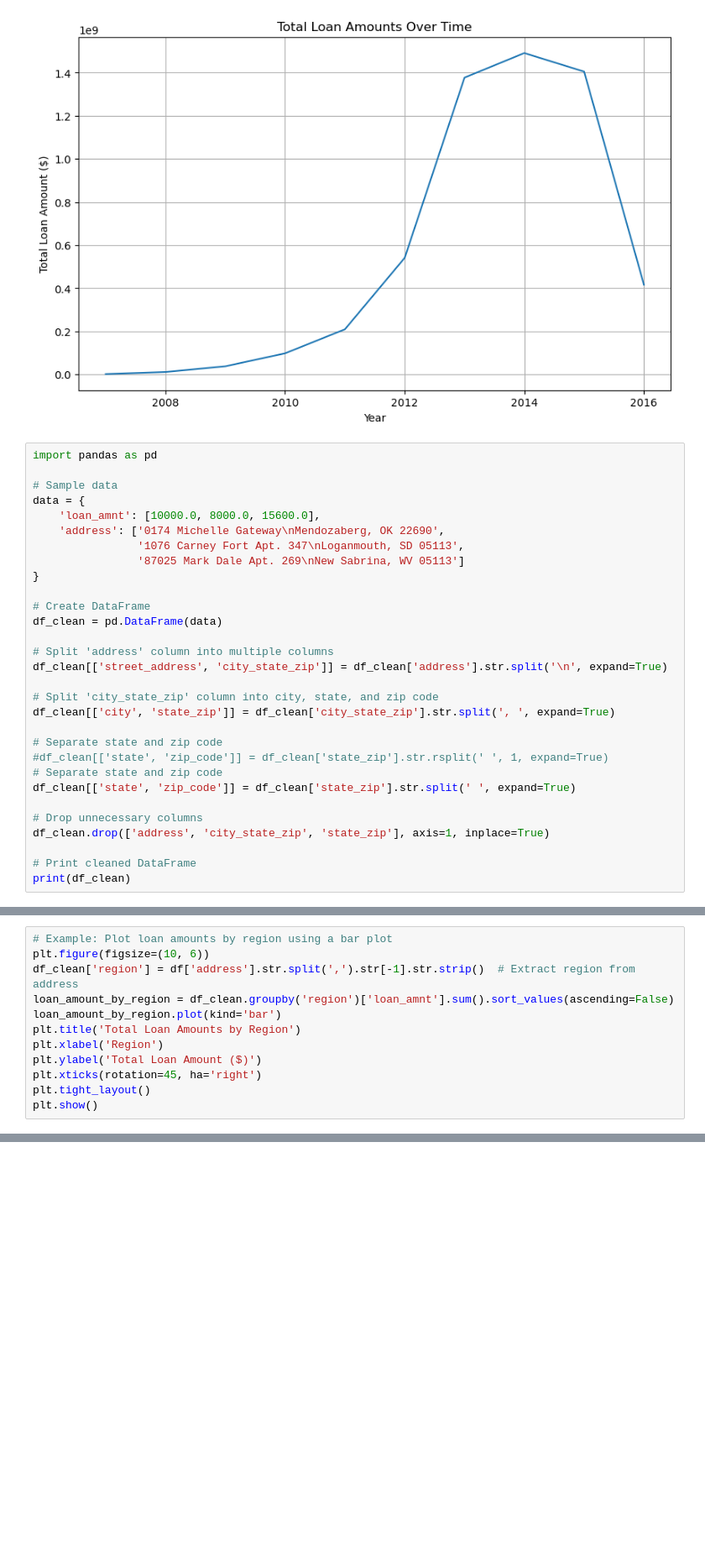
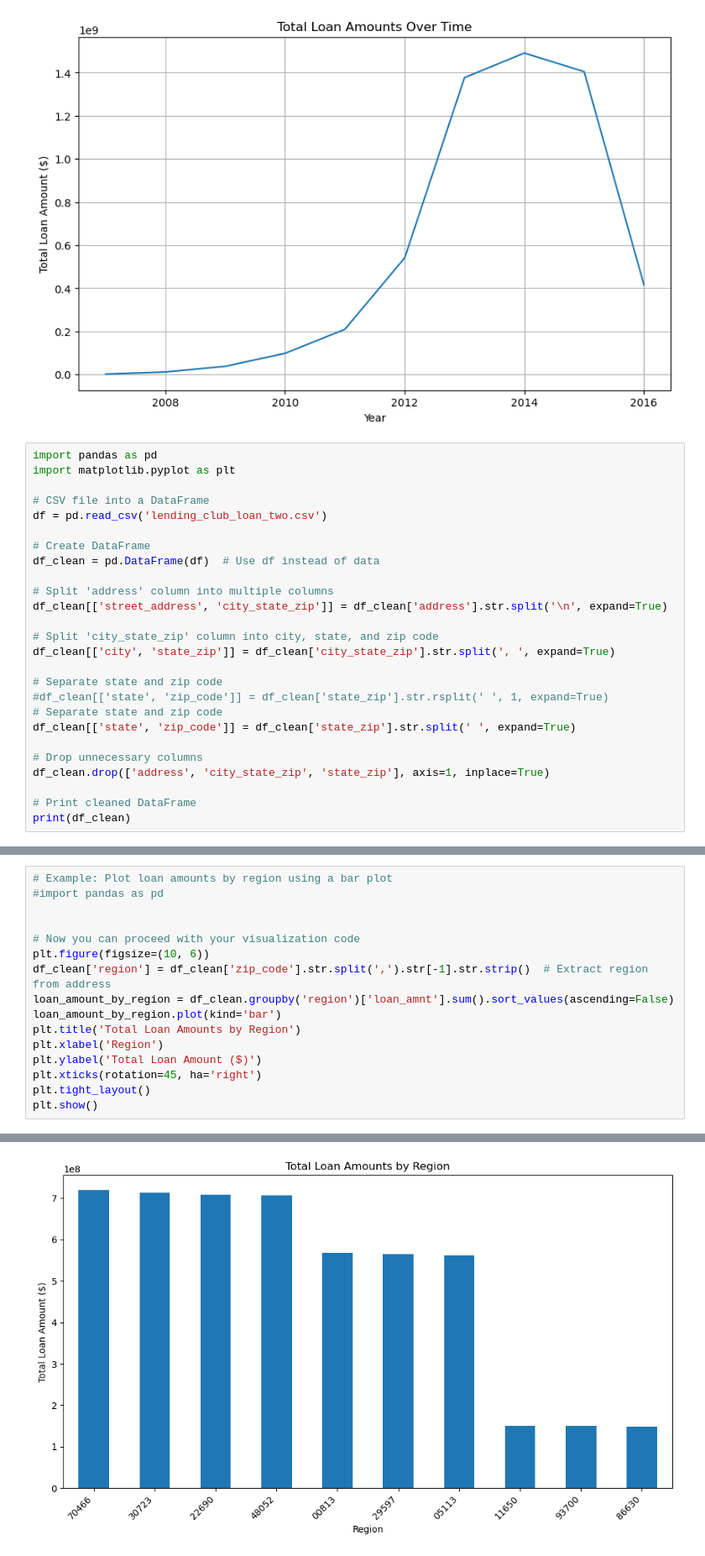
Before and after one commit to SaadNasir92/Group_project_1_SMU, a Jupyter notebook: project_ly.ipynb, the cells around one changed output, grey strips where cells are left out. Shown at 84% size. Cells and saved outputs as stored; diff of their text form; blank space fills up the shorter version.

Commit message:
Update notebook add graphs

```diff
--- a/project_ly.ipynb
+++ b/project_ly.ipynb
@@ -51,17 +51,13 @@ plt.show()
 [figure]
 # %%
 import pandas as pd
+import matplotlib.pyplot as plt
 
-# Sample data
-data = {
-    'loan_amnt': [10000.0, 8000.0, 15600.0],
-    'address': ['0174 Michelle Gateway\nMendozaberg, OK 22690',
-                '1076 Carney Fort Apt. 347\nLoganmouth, SD 05113',
-                '87025 Mark Dale Apt. 269\nNew Sabrina, WV 05113']
-}
+# CSV file into a DataFrame
+df = pd.read_csv('lending_club_loan_two.csv')
 
 # Create DataFrame
-df_clean = pd.DataFrame(data)
+df_clean = pd.DataFrame(df)  # Use df instead of data
 
 # Split 'address' column into multiple columns
 df_clean[['street_address', 'city_state_zip']] = df_clean['address'].str.split('\n', expand=True)
@@ -95,7 +111,11 @@ Index(['loan_amnt', 'street_address', 'city', 'state', 'zip_code'], dtype='objec
 # %%
 # Example: Plot loan amounts by region using a bar plot
+#import pandas as pd
+
+
+# Now you can proceed with your visualization code
 plt.figure(figsize=(10, 6))
-df_clean['region'] = df['address'].str.split(',').str[-1].str.strip()  # Extract region from address
+df_clean['region'] = df_clean['zip_code'].str.split(',').str[-1].str.strip()  # Extract region from address
 loan_amount_by_region = df_clean.groupby('region')['loan_amnt'].sum().sort_values(ascending=False)
 loan_amount_by_region.plot(kind='bar')
 plt.title('Total Loan Amounts by Region')
@@ -110,3 +128,4 @@ NameError: name 'df' is not defined
+[figure, added]
 # %%
 # Check if 'zip_code' column exists
 if 'zip_code' in df_clean.columns:
```
Also changed, not shown: parts of 7 cells of this notebook.
